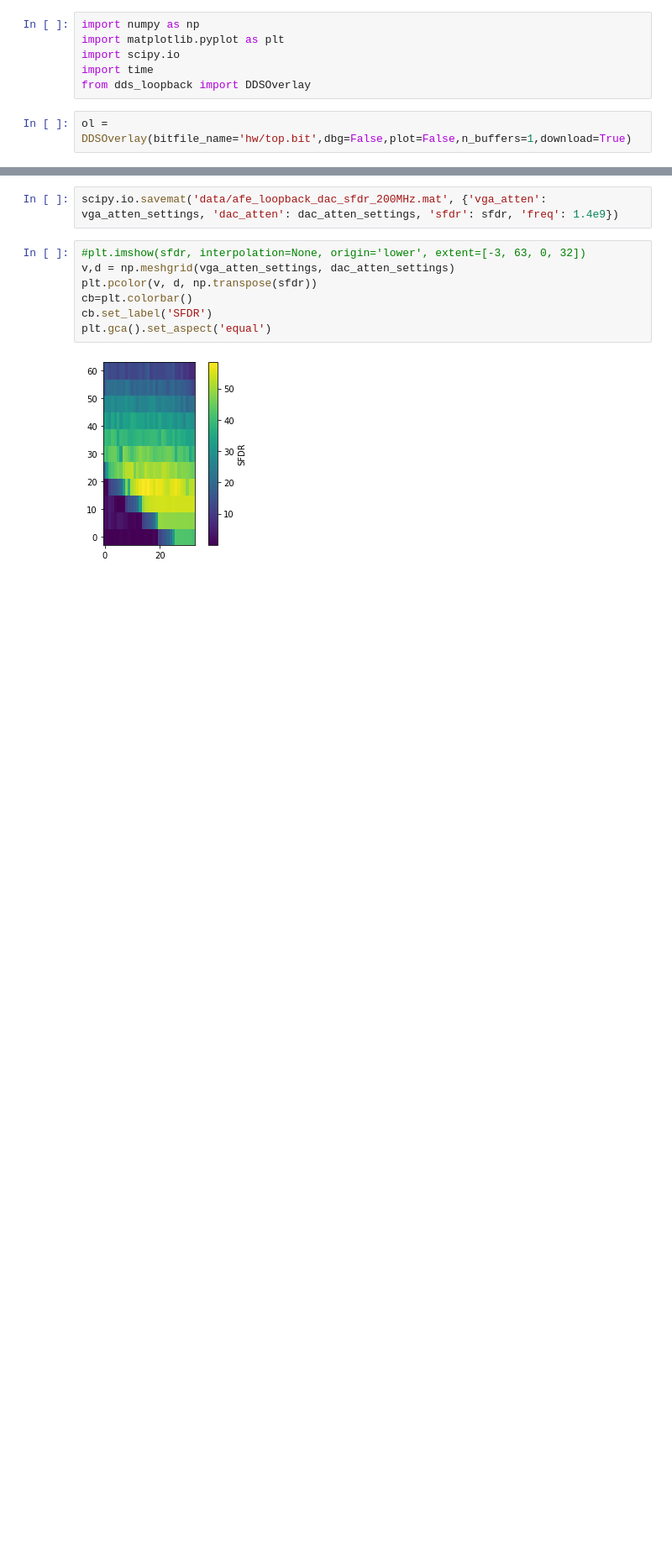
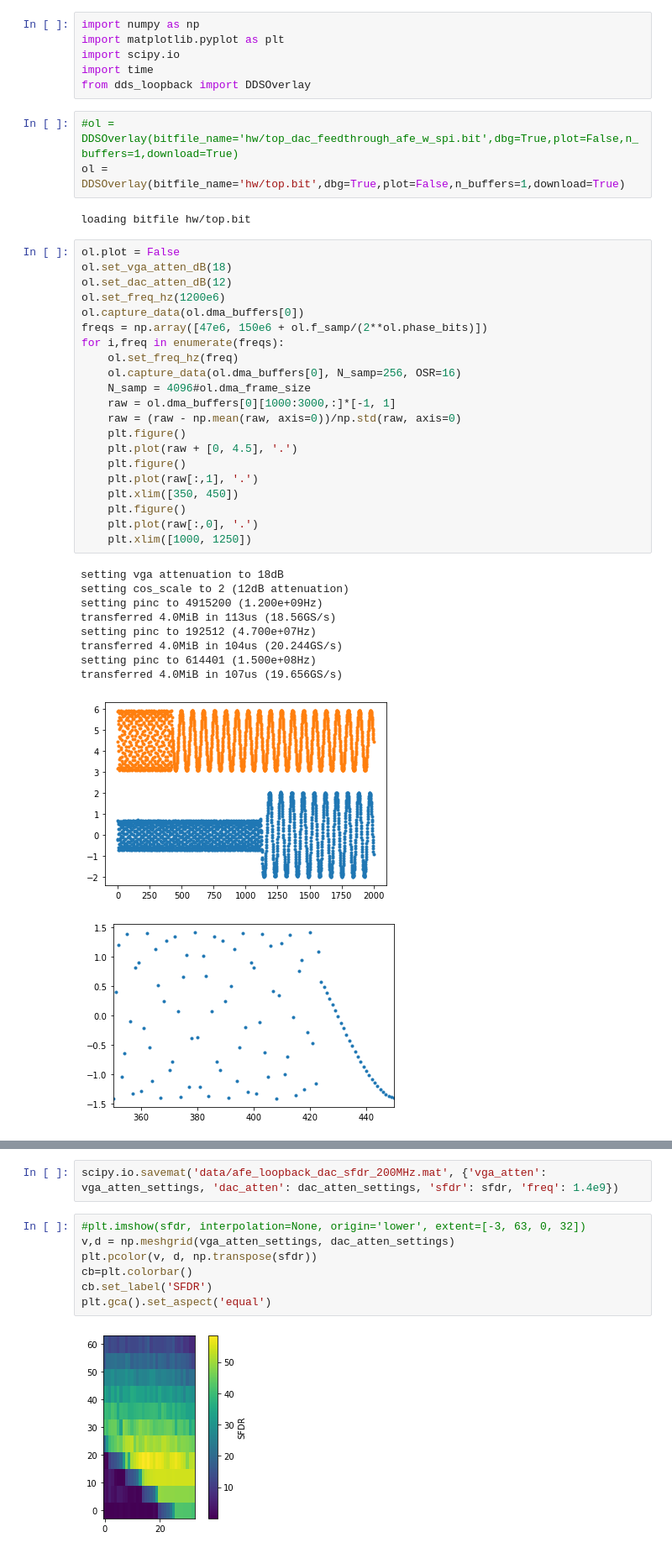
Before and after one commit to qnngroup/rfsoc_dds, a Jupyter notebook: pynq/dds_loopback_overlay.ipynb, the cells around one changed output, grey strips where cells are left out. Shown: that part at 84% size. Cells and saved outputs as stored; diff of their text form; blank space fills up the shorter version.

```diff
--- a/pynq/dds_loopback_overlay.ipynb
+++ b/pynq/dds_loopback_overlay.ipynb
@@ -5,4 +5,39 @@ import scipy.io
 import time
 from dds_loopback import DDSOverlay
 # %%
-ol = DDSOverlay(bitfile_name='hw/top.bit',dbg=False,plot=False,n_buffers=1,download=True)
+#ol = DDSOverlay(bitfile_name='hw/top_dac_feedthrough_afe_w_spi.bit',dbg=True,plot=False,n_buffers=1,download=True)
+ol = DDSOverlay(bitfile_name='hw/top.bit',dbg=True,plot=False,n_buffers=1,download=True)
+# %% [output]
+loading bitfile hw/top.bit
+# %%
+ol.plot = False
+ol.set_vga_atten_dB(18)
+ol.set_dac_atten_dB(12)
+ol.set_freq_hz(1200e6)
+ol.capture_data(ol.dma_buffers[0])
+freqs = np.array([47e6, 150e6 + ol.f_samp/(2**ol.phase_bits)])
+for i,freq in enumerate(freqs):
+    ol.set_freq_hz(freq)
+    ol.capture_data(ol.dma_buffers[0], N_samp=256, OSR=16)
+    N_samp = 4096#ol.dma_frame_size
+    raw = ol.dma_buffers[0][1000:3000,:]*[-1, 1]
+    raw = (raw - np.mean(raw, axis=0))/np.std(raw, axis=0)
+    plt.figure()
+    plt.plot(raw + [0, 4.5], '.')
+    plt.figure()
+    plt.plot(raw[:,1], '.')
+    plt.xlim([350, 450])
+    plt.figure()
+    plt.plot(raw[:,0], '.')
+    plt.xlim([1000, 1250])
+# %% [output]
+setting vga attenuation to 18dB
+setting cos_scale to 2 (12dB attenuation)
+setting pinc to 4915200 (1.200e+09Hz)
+transferred 4.0MiB in 113us (18.56GS/s)
+setting pinc to 192512 (4.700e+07Hz)
+transferred 4.0MiB in 104us (20.244GS/s)
+setting pinc to 614401 (1.500e+08Hz)
+transferred 4.0MiB in 107us (19.656GS/s)
+[figure, added]
+[figure, added]
```
Also changed, not shown: parts of 11 cells of this notebook, 14 other files.
